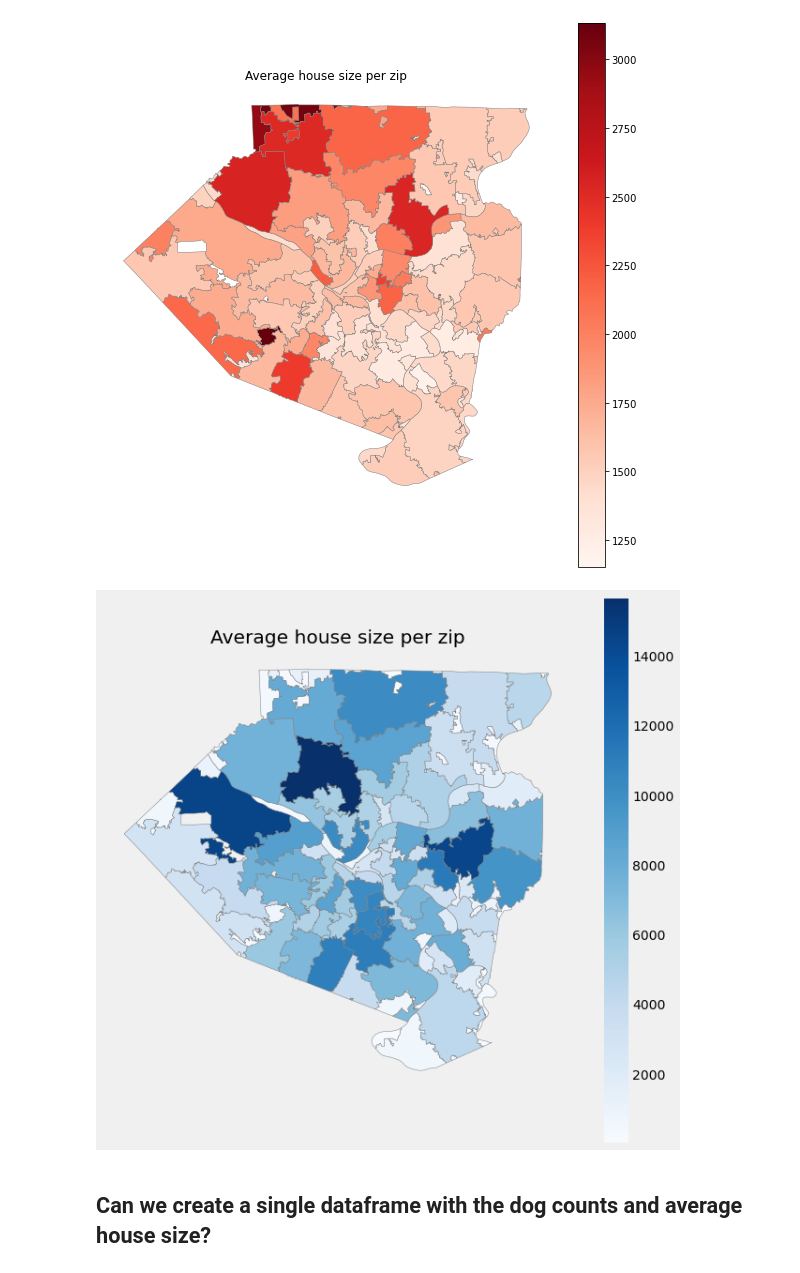
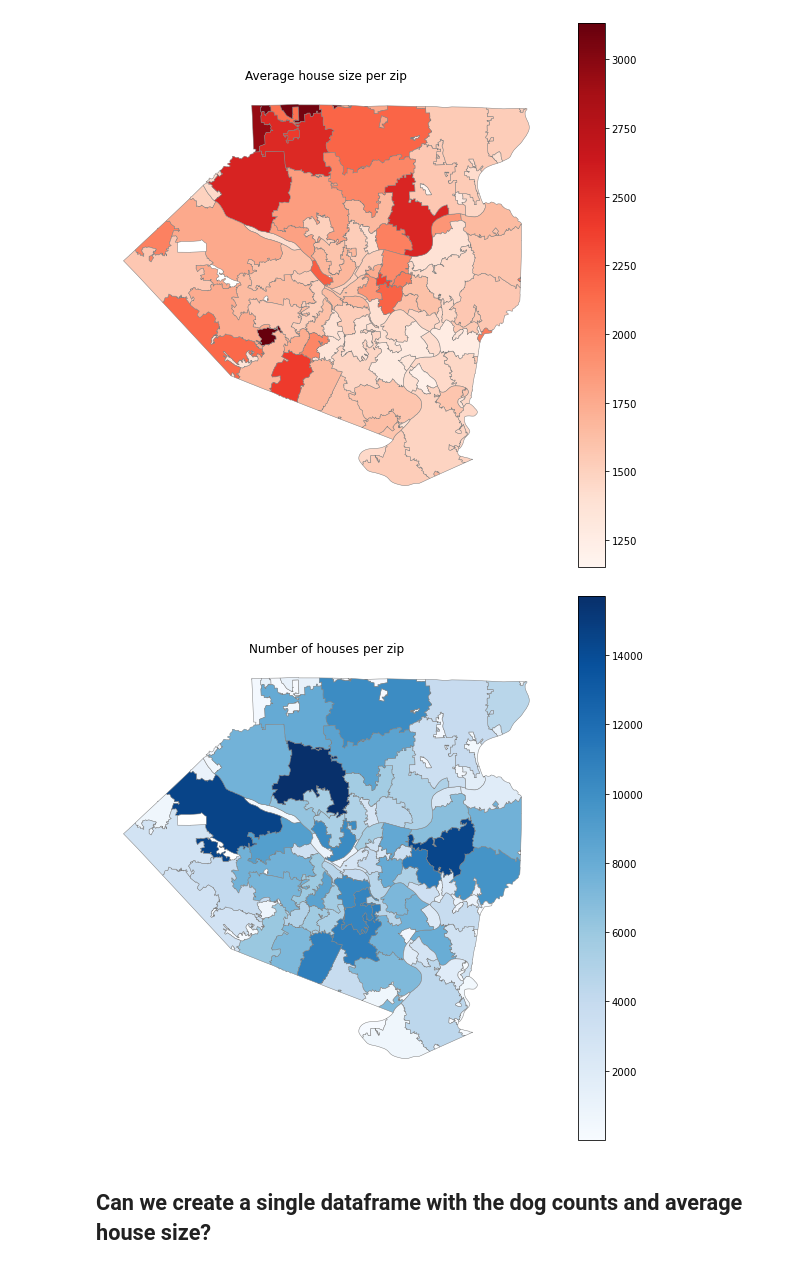
Before and after one commit to pitt-sci-lis-2030/week-13-visualization, a Jupyter notebook: week-13-activities-normalized.ipynb, the cells around one changed output. Cells and saved outputs as stored; diff of their text form; code cells hidden in the pictures.

```diff
--- a/week-13-activities-normalized.ipynb
+++ b/week-13-activities-normalized.ipynb
@@ -288,19 +300,19 @@ ax.axis('off');  #adding semicolin to clean up output
 # %% [output]
 [figure]
 # %%
-# Create a plot of the dogs column we added to our geodataframe above
+# Create a chloropleth plot of the number of houses per zip
 ax = property_map.plot(column="housecounts",
                        cmap="Blues",
                        legend=True,
                        figsize=(10,10),
                        linewidth=0.5,
                        edgecolor='grey')
 
 # use the axis object to set the title and turn off axes
-ax.set_title("Average house size per zip")
+ax.set_title("Number of houses per zip")
 ax.axis('off');  #adding semicolin to clean up output
 # %% [output]
-[figure, old version]
+[figure, new version]
 # %% [markdown]
 ## Can we create a single dataframe with the dog counts and average house size?
 # %%
```
Also changed, not shown: parts of 9 cells of this notebook.
